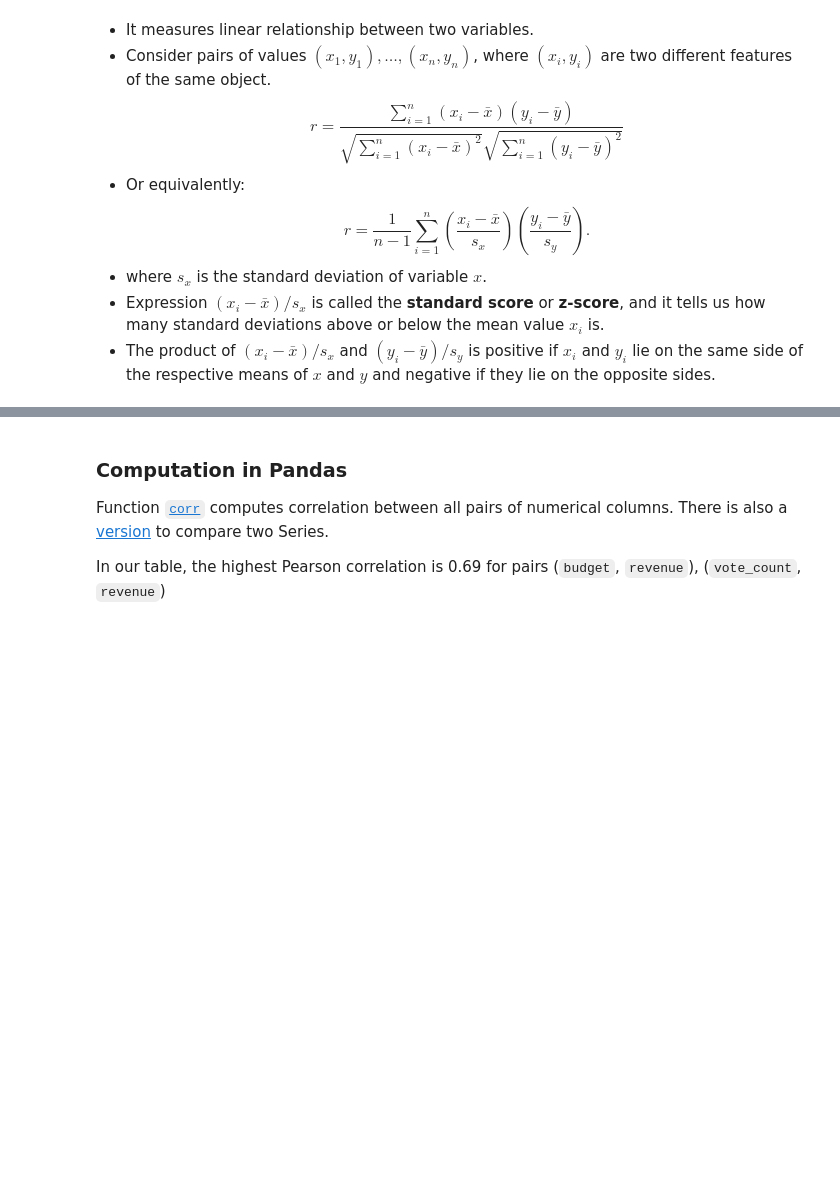
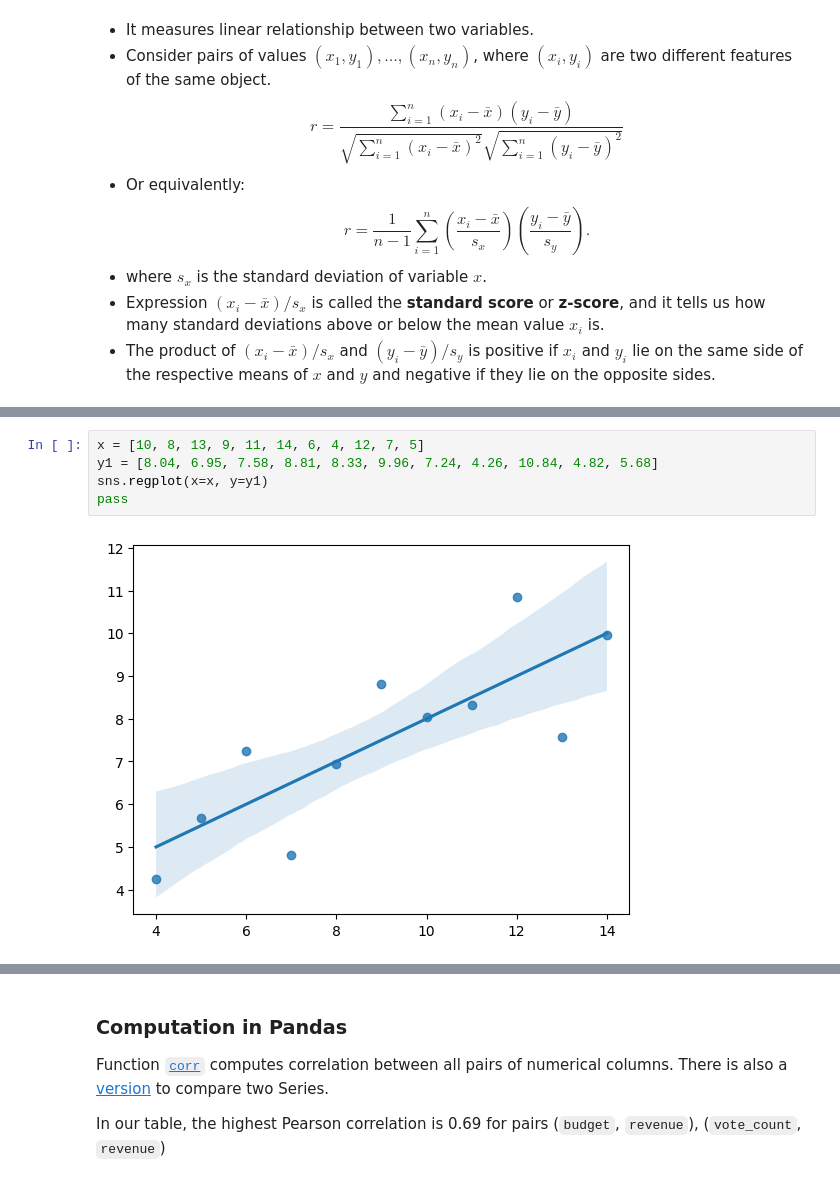
Before and after one commit to bbrejova/viz, a Jupyter notebook: notebooks/L04_Summary_statistics.ipynb, the cells around one changed output, grey strips where cells are left out. Drawn from its saved outputs; the diff is of its cells as text; blank space fills up the shorter version.

```diff
--- a/notebooks/L04_Summary_statistics.ipynb
+++ b/notebooks/L04_Summary_statistics.ipynb
@@ -475,6 +475,13 @@ $$r = \frac{1}{n-1}\sum_{i=1}^n \left(\frac{x_i-\bar{x}}{s_x}\right)\left(\frac{
 * The process of finding the line best representing the relationship of $x$ and $y$ is called linear regression.
 * It can be used in higher dimensions to predict one variable as a linear combination of many others.
 * You will study linear regression in later courses, but we may draw regression lines in some plots.
+# %%
+x = [10, 8, 13, 9, 11, 14, 6, 4, 12, 7, 5]
+y1 = [8.04, 6.95, 7.58, 8.81, 8.33, 9.96, 7.24, 4.26, 10.84, 4.82, 5.68]
+sns.regplot(x=x, y=y1)
+pass
+# %% [output]
+[figure, added]
 # %% [markdown]
 ### Spearman's rank correlation coefficient
 
```
Also changed, not shown: parts of 2 cells of this notebook, 1 other file.
